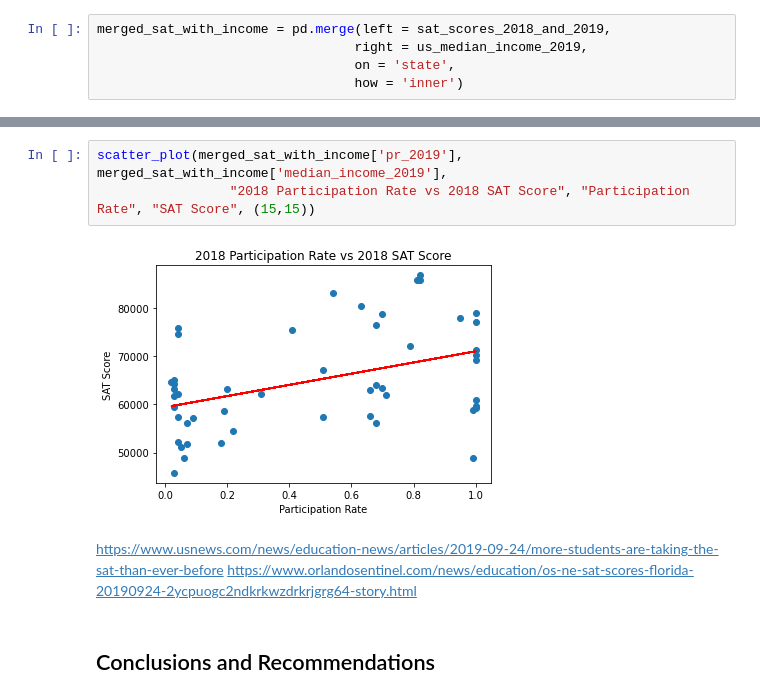
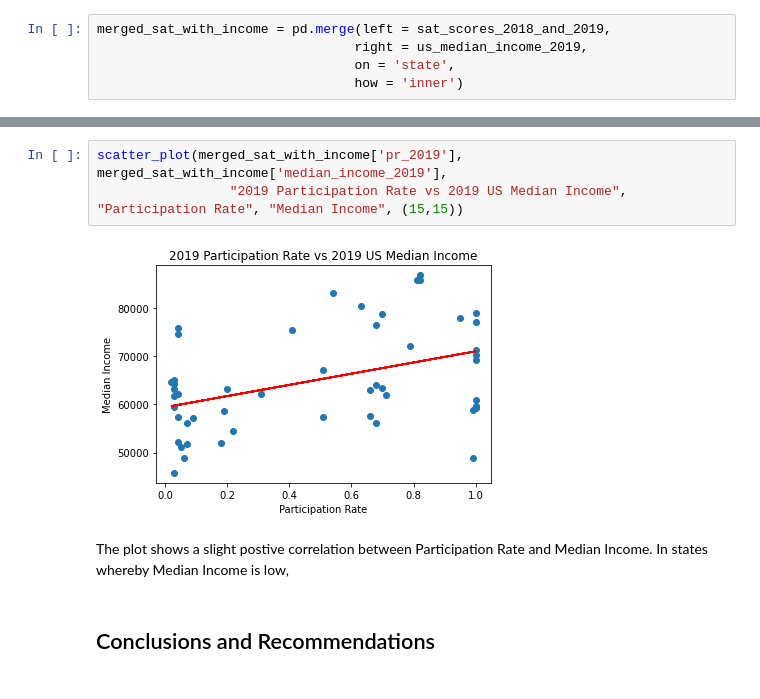
Before and after one commit to kevinchew-sg/SAT-ACT-Analysis, a Jupyter notebook: code/starter-code.ipynb, the cells around one changed output, grey strips where cells are left out. Drawn from its saved outputs; the diff is of its cells as text.

```diff
--- a/code/starter-code.ipynb
+++ b/code/starter-code.ipynb
@@ -1348,12 +1340,11 @@ merged_sat_with_income.head(2)
 | 1 | Alaska | 0.43 | 562 | 544 | 1106 | 0.41 | 556 | 541 | 1097 | ... |
 # %%
 scatter_plot(merged_sat_with_income['pr_2019'], merged_sat_with_income['median_income_2019'],
-                 "2018 Participation Rate vs 2018 SAT Score", "Participation Rate", "SAT Score", (15,15))
+                 "2019 Participation Rate vs 2019 US Median Income", "Participation Rate", "Median Income", (15,15))
 # %% [output]
-[figure, old version]
+[figure, new version]
-# %% [markdown]
-https://www.usnews.com/news/education-news/articles/2019-09-24/more-students-are-taking-the-sat-than-ever-before
-https://www.orlandosentinel.com/news/education/os-ne-sat-scores-florida-20190924-2ycpuogc2ndkrkwzdrkrjgrg64-story.html
+# %% [markdown]
+The plot shows a slight postive correlation between Participation Rate and Median Income. In states whereby Median Income is low,
 # %% [markdown]
 ## Conclusions and Recommendations
 # %% [markdown]
```
Also changed, not shown: parts of 16 cells of this notebook, 1 other file.
